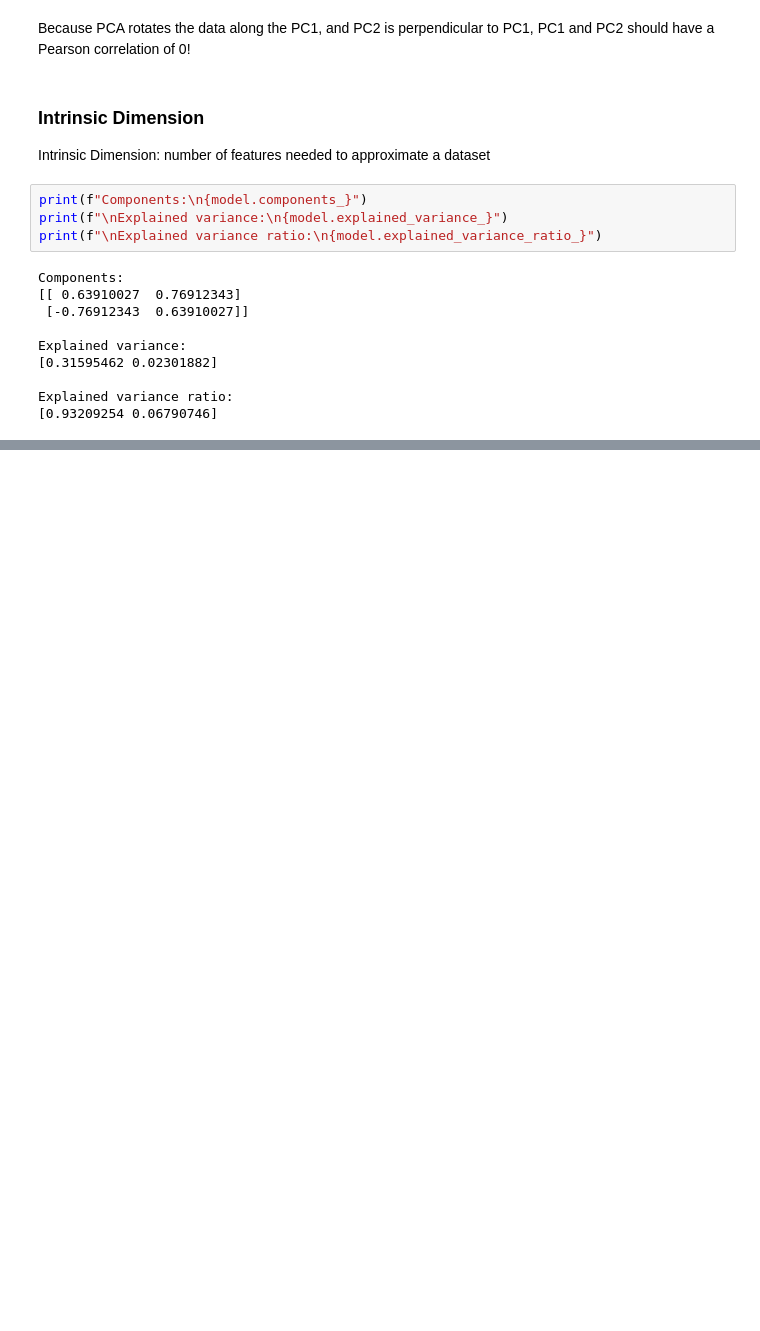
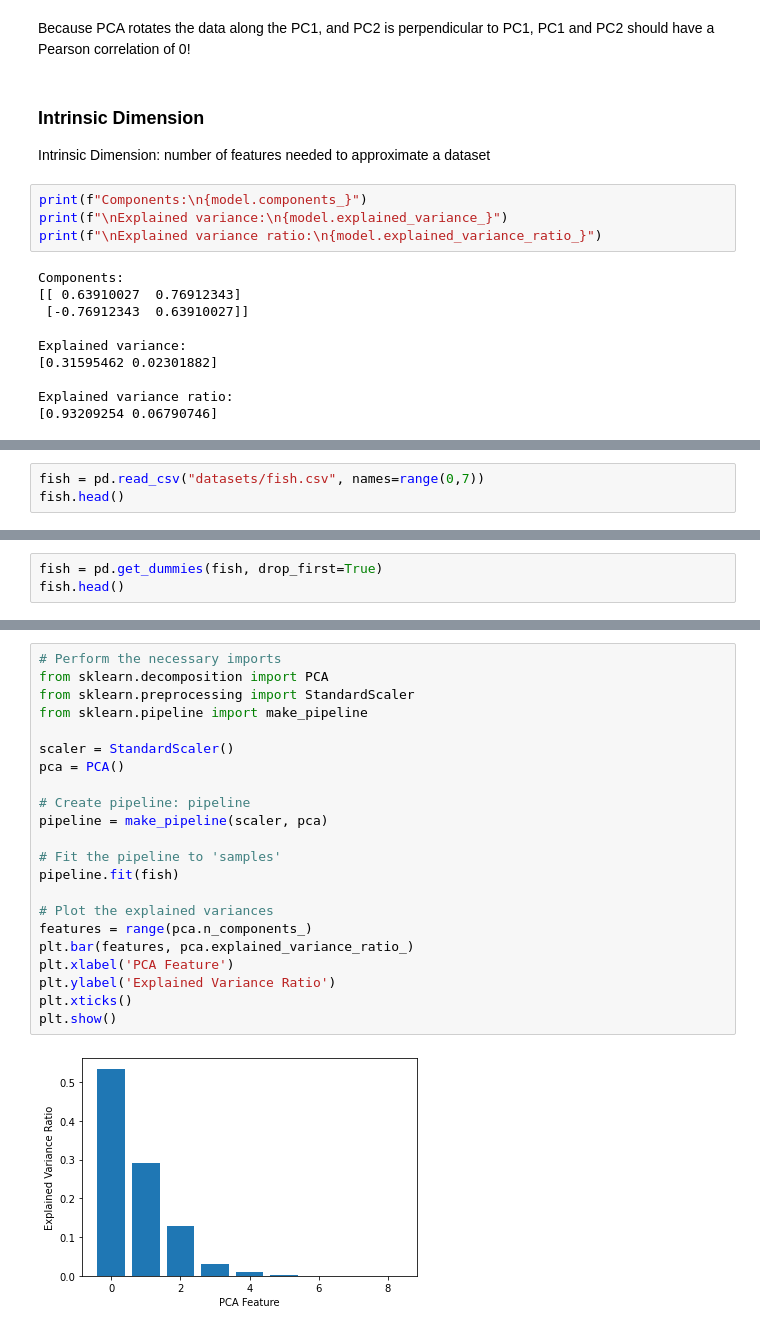
Before and after one commit to rmarinplana/personalProjects, a Jupyter notebook: unsupervised_learning_study.ipynb, the cells around one changed output, grey strips where cells are left out. Saved outputs shown, nothing was run; the diff lists cells and outputs as text; blank space fills up the shorter version.

Commit message:
Add fish dataset to PCA

```diff
--- a/unsupervised_learning_study.ipynb
+++ b/unsupervised_learning_study.ipynb
@@ -128,0 +131,3 @@ PCA 1 explains 93% of the variance of the features.
+# %%
+fish = pd.read_csv("datasets/fish.csv", names=range(0,7))
+fish.head()
@@ -128,0 +149,3 @@ PCA 1 explains 93% of the variance of the features.
+# %%
+fish = pd.get_dummies(fish, drop_first=True)
+fish.head()
@@ -128,0 +159,24 @@ PCA 1 explains 93% of the variance of the features.
+# %%
+# Perform the necessary imports
+from sklearn.decomposition import PCA
+from sklearn.preprocessing import StandardScaler
+from sklearn.pipeline import make_pipeline
+
+scaler = StandardScaler()
+pca = PCA()
+
+# Create pipeline: pipeline
+pipeline = make_pipeline(scaler, pca)
+
+# Fit the pipeline to 'samples'
+pipeline.fit(fish)
+
+# Plot the explained variances
+features = range(pca.n_components_)
+plt.bar(features, pca.explained_variance_ratio_)
+plt.xlabel('PCA Feature')
+plt.ylabel('Explained Variance Ratio')
+plt.xticks()
+plt.show()
+# %% [output]
+[figure, added]
```
Also changed, not shown: parts of 8 cells of this notebook.
